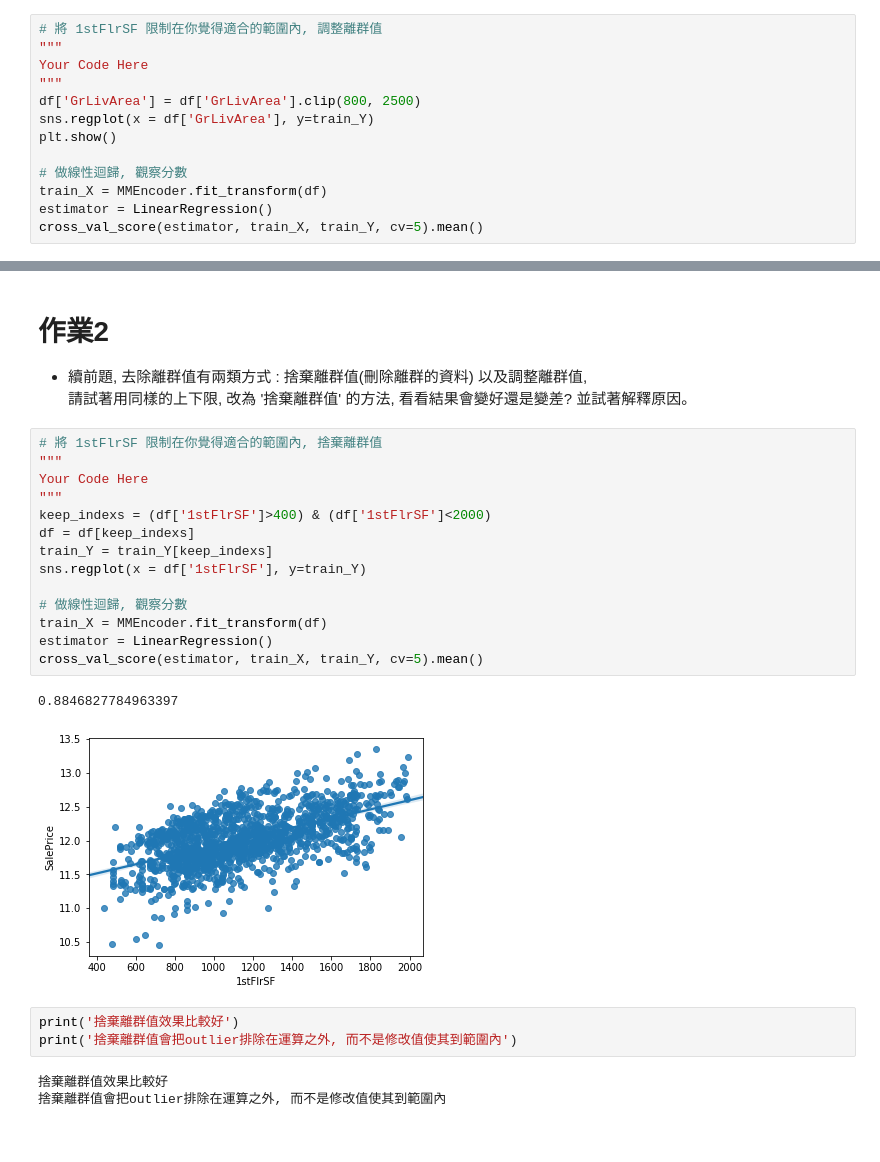
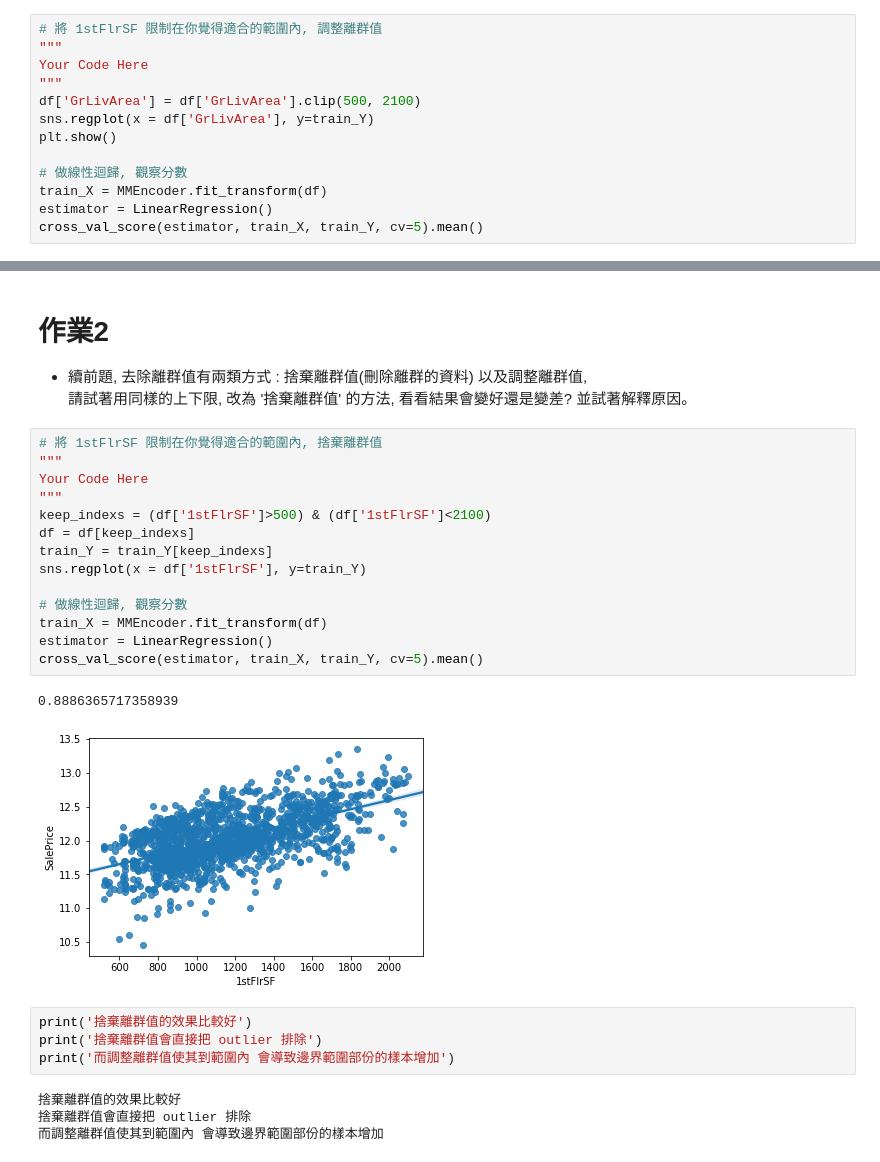
Before and after one commit to vizichialai/3rd-ML100Days, a Jupyter notebook: Day_010_HW.ipynb, the cells around one changed output, grey strips where cells are left out. Cells and saved outputs as stored; diff of their text form.

```diff
--- a/Day_010_HW.ipynb
+++ b/Day_010_HW.ipynb
@@ -75,7 +75,7 @@ cross_val_score(estimator, train_X, train_Y, cv=5).mean()
 """
 Your Code Here
 """
-df['GrLivArea'] = df['GrLivArea'].clip(800, 2500)
+df['GrLivArea'] = df['GrLivArea'].clip(500, 2100)
 sns.regplot(x = df['GrLivArea'], y=train_Y)
 plt.show()
 
@@ -93,23 +93,25 @@ cross_val_score(estimator, train_X, train_Y, cv=5).mean()
 # %%
 # 將 1stFlrSF 限制在你覺得適合的範圍內, 捨棄離群值
 """
 Your Code Here
 """
-keep_indexs = (df['1stFlrSF']>400) & (df['1stFlrSF']<2000)
+keep_indexs = (df['1stFlrSF']>500) & (df['1stFlrSF']<2100)
 df = df[keep_indexs]
 train_Y = train_Y[keep_indexs]
 sns.regplot(x = df['1stFlrSF'], y=train_Y)
 
 # 做線性迴歸, 觀察分數
 train_X = MMEncoder.fit_transform(df)
 estimator = LinearRegression()
 cross_val_score(estimator, train_X, train_Y, cv=5).mean()
 # %% [output]
-0.8846827784963397
+0.8886365717358939
-[figure, old version]
+[figure, new version]
-# %%
-print('捨棄離群值效果比較好')
-print('捨棄離群值會把outlier排除在運算之外, 而不是修改值使其到範圍內')
-# %% [output]
-捨棄離群值效果比較好
-捨棄離群值會把outlier排除在運算之外, 而不是修改值使其到範圍內
+# %%
+print('捨棄離群值的效果比較好')
+print('捨棄離群值會直接把 outlier 排除')
+print('而調整離群值使其到範圍內 會導致邊界範圍部份的樣本增加')
+# %% [output]
+捨棄離群值的效果比較好
+捨棄離群值會直接把 outlier 排除
+而調整離群值使其到範圍內 會導致邊界範圍部份的樣本增加
```
Also changed, not shown: parts of 2 cells of this notebook.
